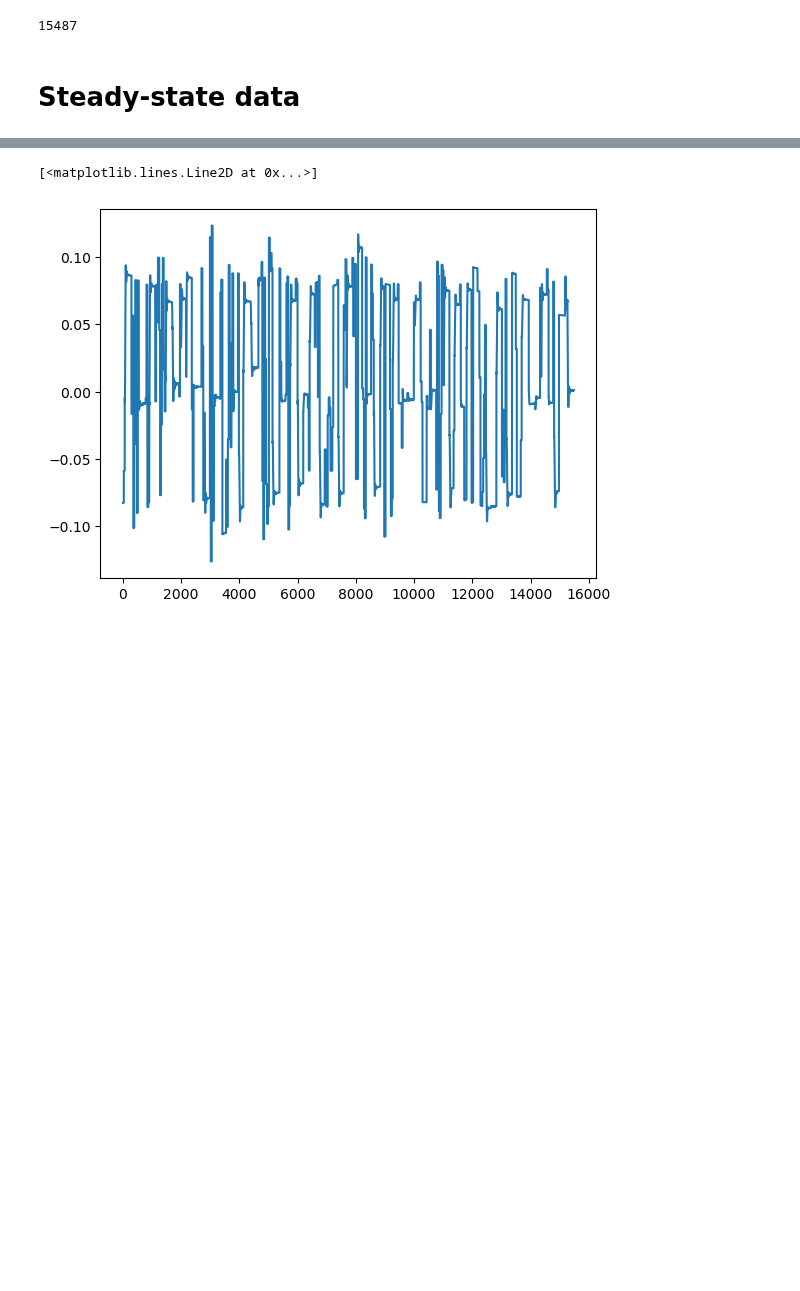
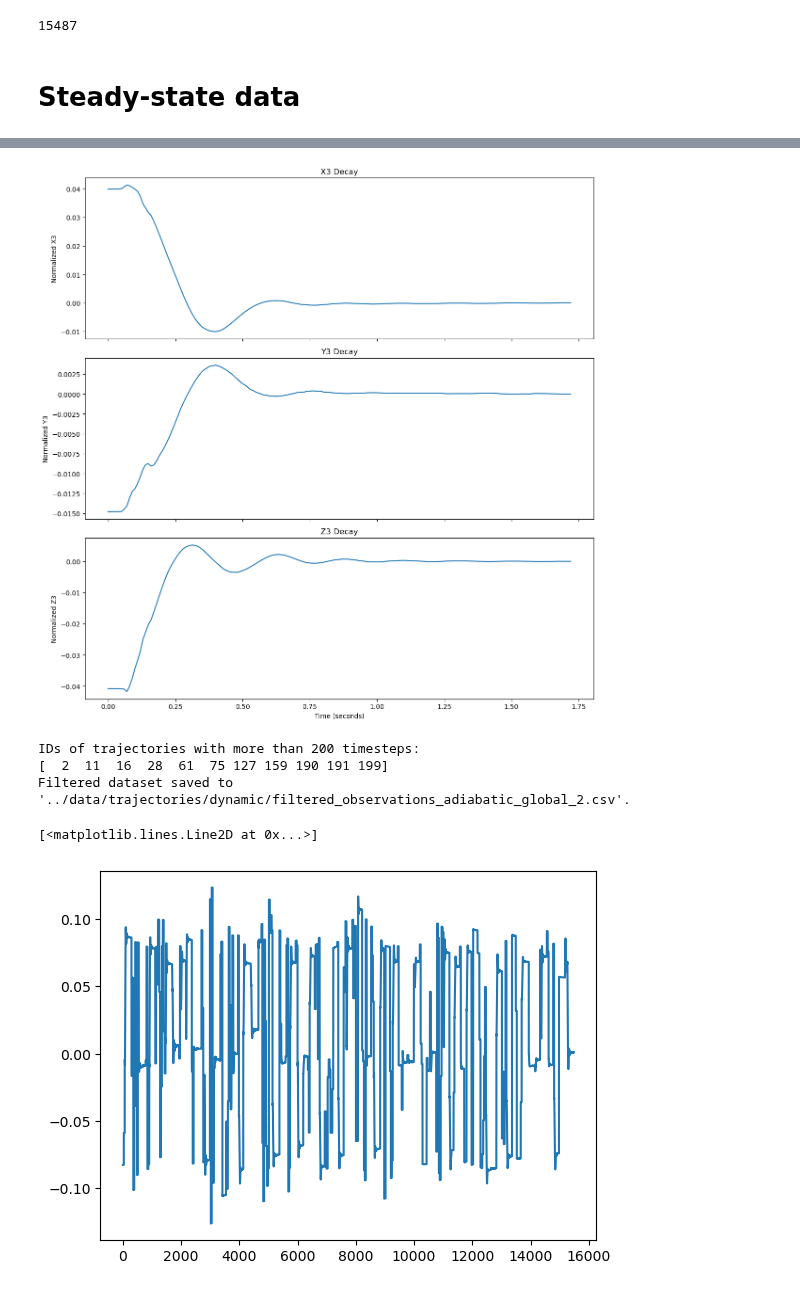
Before and after one commit to StanfordASL/trunk-stack, a Jupyter notebook: stack/main/scripts/data_visualization.ipynb, the cells around one changed output, grey strips where cells are left out. Saved outputs shown, nothing was run; the diff lists cells and outputs as text; code cells hidden in the pictures; blank space fills up the shorter version.

```diff
--- a/stack/main/scripts/data_visualization.ipynb
+++ b/stack/main/scripts/data_visualization.ipynb
@@ -107,3 +158,80 @@ set_axes_equal(ax)
+# %%
+import pandas as pd
+import matplotlib.pyplot as plt
+
+# Load the data
+file_path = '../data/trajectories/dynamic/filtered_observations_adiabatic_global_2.csv'
+ys_ik = pd.read_csv(file_path)
+
+# Prepare the data for plotting
+def normalize_trajectory(group):
+    # Normalize y-axis so the last value is zero
+    group['x3'] = group['x3'] - group['x3'].iloc[-1]
+    group['y3'] = group['y3'] - group['y3'].iloc[-1]
+    group['z3'] = group['z3'] - group['z3'].iloc[-1]
+    # Reset x-axis so it starts at zero
+    group['time'] = range(len(group))
+    return group
+
+ys_ik_grouped = ys_ik.groupby("ID", group_keys=False).apply(normalize_trajectory)
+
+# Function to plot a single trajectory by ID
+def plot_single_trajectory(trajectory_id):
+    # Filter the data for the specified ID
+    single_traj = ys_ik_grouped[ys_ik_grouped['ID'] == trajectory_id]
+
+    # Plot the data
+    fig, axs = plt.subplots(3, 1, figsize=(12, 12), sharex=True)
+
+    # Plot x3 decay
+    axs[0].plot(single_traj['time'] / 100, single_traj['x3'], label=f"Trajectory {trajectory_id}")
+    axs[0].set_title("X3 Decay")
+    axs[0].set_ylabel("Normalized X3")
+
+    # Plot y3 decay
+    axs[1].plot(single_traj['time'] / 100, single_traj['y3'], label=f"Trajectory {trajectory_id}")
+    axs[1].set_title("Y3 Decay")
+    axs[1].set_ylabel("Normalized Y3")
+
+    # Plot z3 decay
+    axs[2].plot(single_traj['time'] / 100, single_traj['z3'], label=f"Trajectory {trajectory_id}")
+    axs[2].set_title("Z3 Decay")
+    axs[2].set_ylabel("Normalized Z3")
+    axs[2].set_xlabel("Time (seconds)")
+
+    plt.tight_layout()
+    plt.show()
+
+# Example: Plot trajectory with ID=1 (replace 1 with the desired ID)
+plot_single_trajectory(trajectory_id=177)
+# %% [output]
+[figure, added]
+# %%
+import pandas as pd
+
+# Load the data
+file_path = '../data/trajectories/dynamic/observations_adiabatic_global_2.csv'
+ys_ik = pd.read_csv(file_path)
+
+# Find IDs of trajectories with more than 200 timesteps
+long_trajectories_ids = ys_ik.groupby("ID").filter(lambda group: len(group) > 200)['ID'].unique()
+
+# Print the IDs
+print("IDs of trajectories with more than 200 timesteps:")
+print(long_trajectories_ids)
+
+# Create a new DataFrame excluding these trajectories
+filtered_df = ys_ik[~ys_ik['ID'].isin(long_trajectories_ids)]
+
+# Save the filtered DataFrame to a new CSV file
+filtered_file_path = '../data/trajectories/dynamic/filtered_observations_adiabatic_global_2.csv'
+filtered_df.to_csv(filtered_file_path, index=False)
+
+print(f"Filtered dataset saved to '{filtered_file_path}'.")
+# %% [output]
+IDs of trajectories with more than 200 timesteps:
+[  2  11  16  28  61  75 127 159 190 191 199]
+Filtered dataset saved to '../data/trajectories/dynamic/filtered_observations_adiabatic_global_2.csv'.
 # %%
 plt.figure()
 plt.plot(x3)
```
Also changed, not shown: parts of 2 cells of this notebook, 2 other files.
